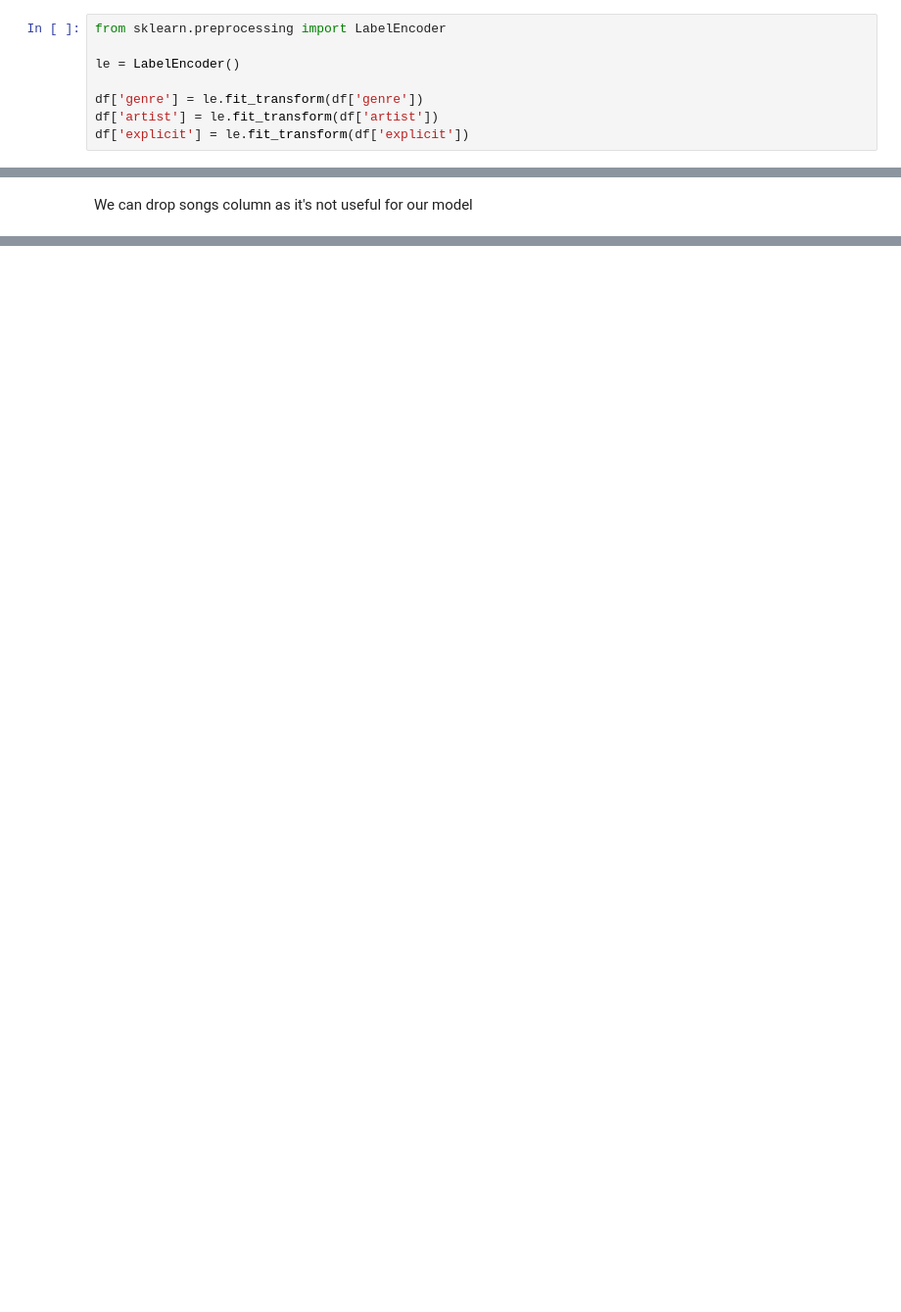
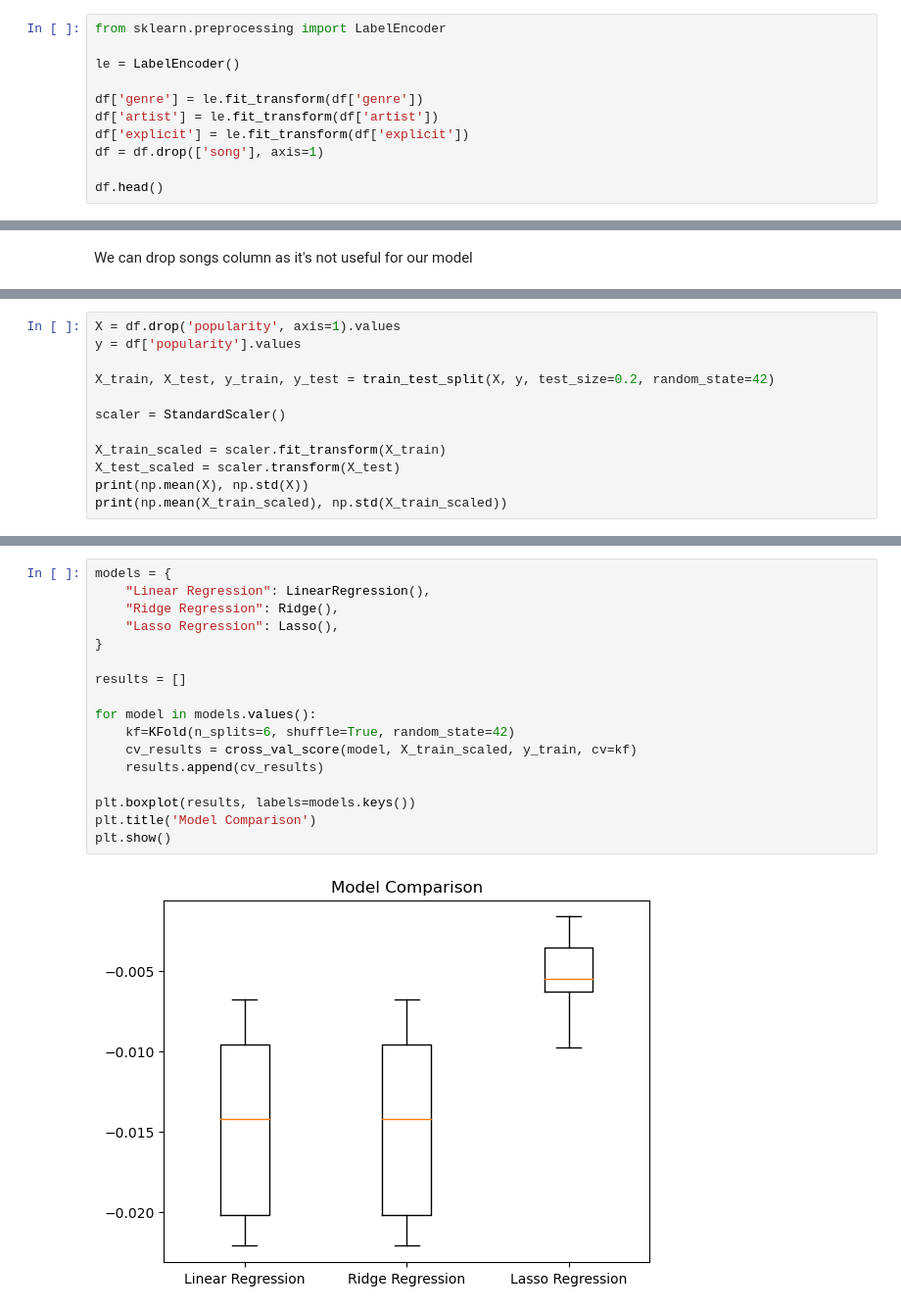
Before and after one commit to MukhammadSobirov/genre_and_popularity_prediction_model, a Jupyter notebook: music_problem.ipynb, the cells around one changed output, grey strips where cells are left out. Shown at 98% size. Drawn from its saved outputs; the diff is of its cells as text; blank space fills up the shorter version.

```diff
--- a/music_problem.ipynb
+++ b/music_problem.ipynb
@@ -161,3 +164,6 @@ le = LabelEncoder()
 df['genre'] = le.fit_transform(df['genre'])
 df['artist'] = le.fit_transform(df['artist'])
 df['explicit'] = le.fit_transform(df['explicit'])
+df = df.drop(['song'], axis=1)
+
+df.head()
@@ -171,0 +186,12 @@ plt.scatter(df['genre'], df['popularity'])
+# %%
+X = df.drop('popularity', axis=1).values
+y = df['popularity'].values
+
+X_train, X_test, y_train, y_test = train_test_split(X, y, test_size=0.2, random_state=42)
+
+scaler = StandardScaler()
+
+X_train_scaled = scaler.fit_transform(X_train)
+X_test_scaled = scaler.transform(X_test)
+print(np.mean(X), np.std(X))
+print(np.mean(X_train_scaled), np.std(X_train_scaled))
@@ -171,0 +226,19 @@ plt.scatter(df['genre'], df['popularity'])
+# %%
+models = {
+    "Linear Regression": LinearRegression(),
+    "Ridge Regression": Ridge(),
+    "Lasso Regression": Lasso(),
+}
+
+results = []
+
+for model in models.values():
+    kf=KFold(n_splits=6, shuffle=True, random_state=42)
+    cv_results = cross_val_score(model, X_train_scaled, y_train, cv=kf)
+    results.append(cv_results)
+
+plt.boxplot(results, labels=models.keys())
+plt.title('Model Comparison')
+plt.show()
+# %% [output]
+[figure, added]
```
Also changed, not shown: parts of 18 cells of this notebook.
